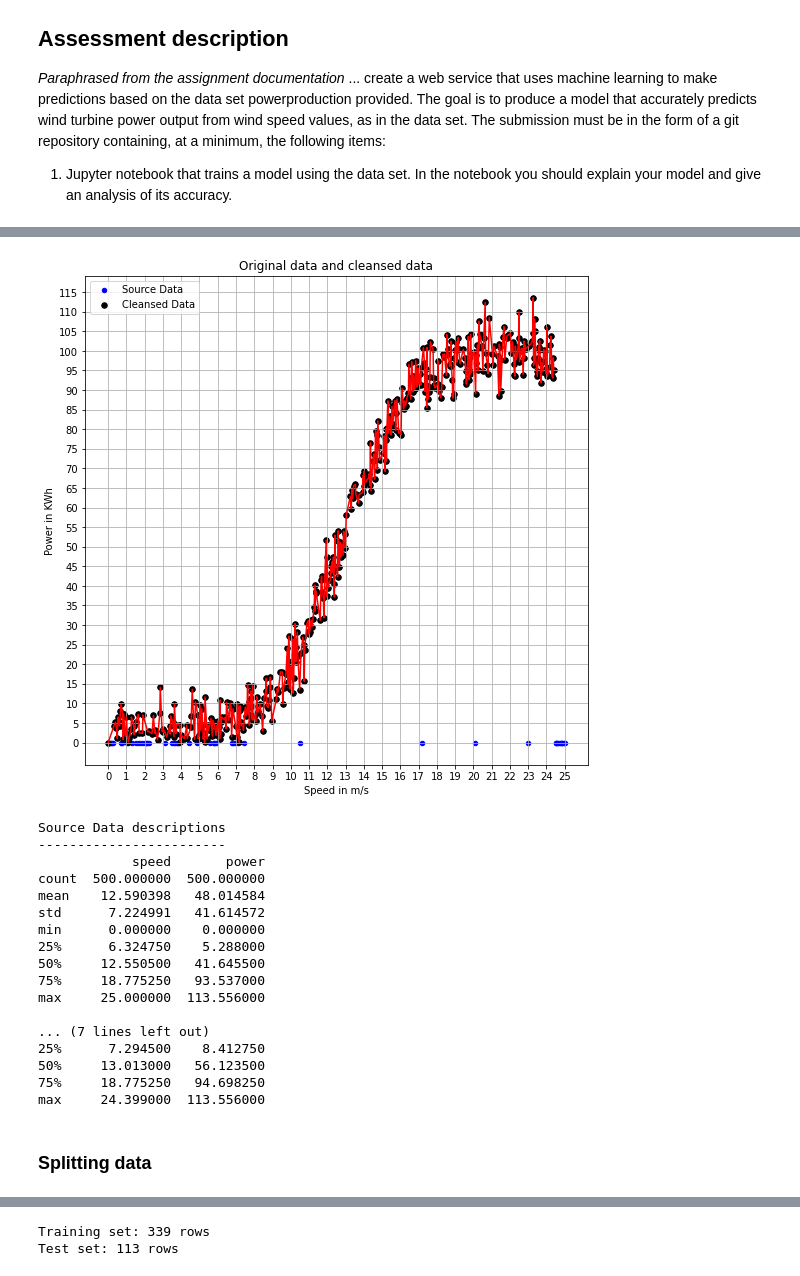
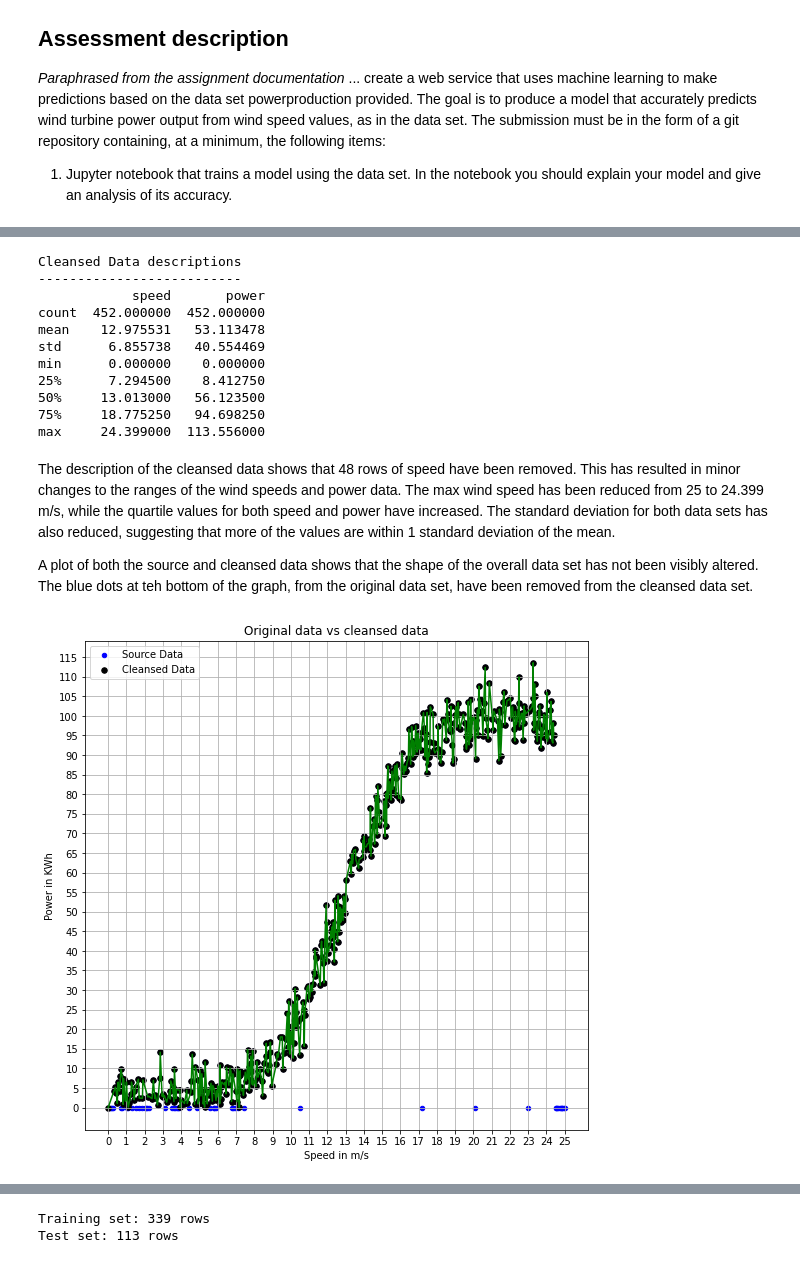
Before and after one commit to Clauric/Machine_Learning_Project, a Jupyter notebook: Regression models review notebook.ipynb, the cells around one changed output, grey strips where cells are left out. Saved outputs shown, nothing was run; the diff lists cells and outputs as text; code cells hidden in the pictures.

```diff
--- a/Regression models review notebook.ipynb
+++ b/Regression models review notebook.ipynb
@@ -23,49 +94,40 @@ from sklearn.tree import DecisionTreeRegressor
+# %%
+# Creating the cleansed data
+cleansed_df = source_df.loc[(source_df["power"] != 0) | ((source_df["speed"] == 0) & (source_df["power"] == 0))]    # Clean the data and drop all locations where there is a wind speed greater than 0, and no power data.
+
+print("Cleansed Data descriptions")
+print("--------------------------")
+print(cleansed_df.describe())                                   # Display the general description of the cleansed data
+# %% [output]
+Cleansed Data descriptions
+--------------------------
+            speed       power
+count  452.000000  452.000000
+mean    12.975531   53.113478
+std      6.855738   40.554469
+min      0.000000    0.000000
+25%      7.294500    8.412750
+50%     13.013000   56.123500
+75%     18.775250   94.698250
+max     24.399000  113.556000
+# %% [markdown]
+The description of the cleansed data shows that 48 rows of speed have been removed. This has resulted in minor changes to the ranges of the wind speeds and power data. The max wind speed has been reduced from 25 to 24.399 m/s, while the quartile values for both speed and power have increased. The standard deviation for  both data sets has also reduced, suggesting that more of the values are within 1 standard deviation of the mean.
+
+A plot of both the source and cleansed data shows that the shape of the overall data set has not been visibly altered. The blue dots at teh bottom of the graph, from the original data set, have been removed from the cleansed data set.
 # %%
-# Source and clean the data
-source_df = pd.read_csv("Source_data/Source_file.csv")          # Read in the source data
-cleansed_df = source_df.loc[(source_df["power"] != 0) | ((source_df["speed"] == 0) & (source_df["power"] == 0))]    # Clean the data and drop all locations where there is a wind speed greater than 0, and no power data.
-
-# Plot the data
+# Replot the source and cleansed data
 plt.figure(figsize = (9, 9))                                    # Set the plot size
-plt.plot(cleansed_df["speed"], cleansed_df["power"], color = "r")   # Plot the speed and power on a graph, with red lines between the points
+plt.plot(cleansed_df["speed"], cleansed_df["power"], color = "g") # Plot the speed and power on a graph, with green lines between the points
 plt.scatter(x = source_df["speed"], y = source_df["power"], s = 20, color = "b", label = "Source Data") # Plot the speed and power on a graph, as black points
 plt.scatter(x = cleansed_df["speed"], y = cleansed_df["power"], s = 30, color = "k", label = "Cleansed Data") # Plot the speed and power on a graph, as black points
 plt.xticks(np.arange(0, round(cleansed_df["speed"].max(), 0) + 2, step = 1)) # Force all the xticks to be visible
 plt.yticks(np.arange(0, round(cleansed_df["power"].max(), 0) + 4, step = 5)) # Force all the xticks to be visible
 plt.grid(which = "major", axis = "x")                           # Show the minor grid lines on the x axis
 plt.grid(which = "major", axis = "y")                           # Show the minor grid lines on the y axis
 plt.ylabel("Power in KWh")                                      # Label the y axis
 plt.xlabel("Speed in m/s")                                      # Label the x axis
 plt.legend(loc = "best")                                        # Put the legend in the best place
-plt.title("Original data and cleansed data")                    # Title of the graph
+plt.title("Original data vs cleansed data")                     # Title of the graph
 plt.show()                                                      # Show the graph
-
-print()
-print("Source Data descriptions")
-print("------------------------")
-print(source_df.describe())                                     # Display the general description of the source data
-print()
-print("Cleansed Data descriptions")
-print("--------------------------")
-print(cleansed_df.describe())                                   # Display the general description of the cleansed data
 # %% [output]
-[figure, old version]
+[figure, new version]
-Source Data descriptions
-------------------------
-            speed       power
-count  500.000000  500.000000
-mean    12.590398   48.014584
-std      7.224991   41.614572
-min      0.000000    0.000000
-25%      6.324750    5.288000
-50%     12.550500   41.645500
-75%     18.775250   93.537000
-max     25.000000  113.556000
-
-... (7 lines left out)
-25%      7.294500    8.412750
-50%     13.013000   56.123500
-75%     18.775250   94.698250
-max     24.399000  113.556000
-# %% [markdown]
-### Splitting data
```
Also changed, not shown: parts of 12 cells of this notebook.
